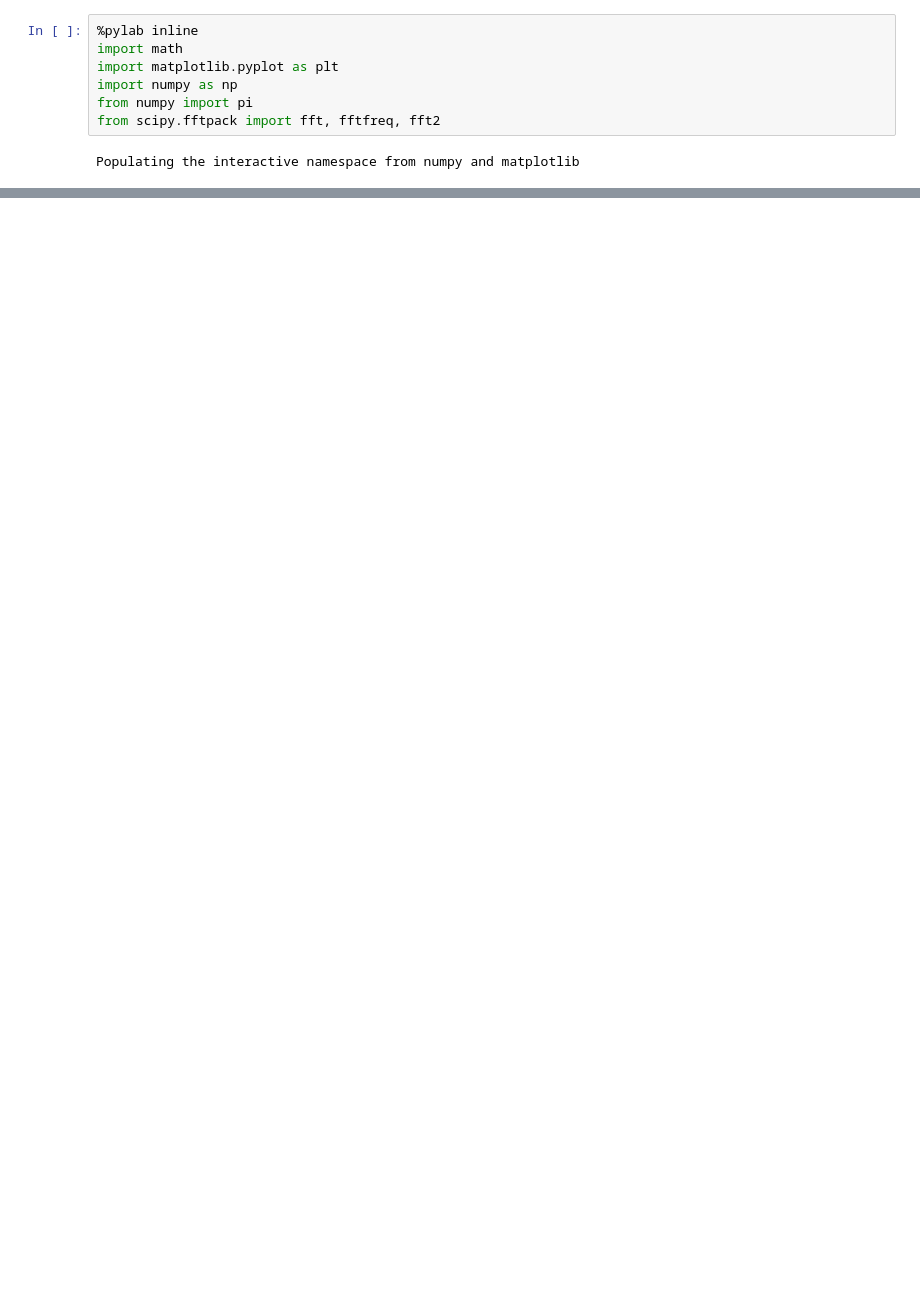
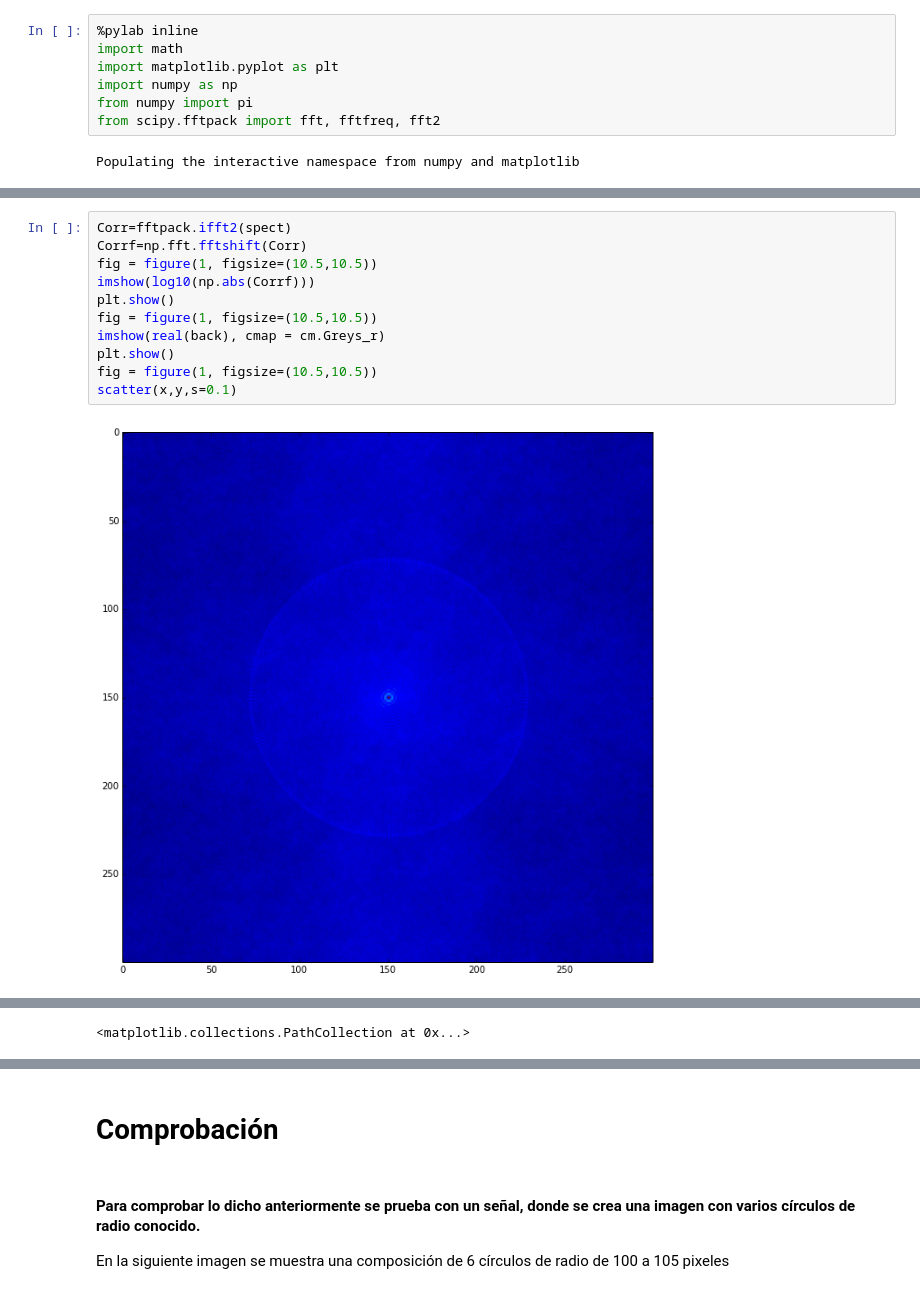
Before and after one commit to rudymmreina/Rivera_Mendez_hw5, a Jupyter notebook: Correlation.ipynb, the cells around one changed output, grey strips where cells are left out. Drawn from its saved outputs; the diff is of its cells as text; blank space fills up the shorter version.

```diff
--- a/Correlation.ipynb
+++ b/Correlation.ipynb
@@ -69,0 +67,13 @@ ylim([9000,15000])
+# %%
+Corr=fftpack.ifft2(spect)
+Corrf=np.fft.fftshift(Corr)
+fig = figure(1, figsize=(10.5,10.5))
+imshow(log10(np.abs(Corrf)))
+plt.show()
+fig = figure(1, figsize=(10.5,10.5))
+imshow(real(back), cmap = cm.Greys_r)
+plt.show()
+fig = figure(1, figsize=(10.5,10.5))
+scatter(x,y,s=0.1)
+# %% [output]
+[figure, added]
@@ -69,0 +81 @@ ylim([9000,15000])
+<matplotlib.collections.PathCollection at 0x...>
@@ -70,3 +83,9 @@ ylim([9000,15000])
+# %% [markdown]
+# Comprobación
+# %% [markdown]
+#### Para comprobar lo dicho anteriormente se prueba con un señal, donde se crea una imagen con varios círculos de radio conocido.
+
+En la siguiente imagen se muestra una composición de 6 círculos de radio de 100 a 105 pixeles
 # %%
 n_points_x=1000
 
```
Also changed, not shown: parts of 19 cells of this notebook.
